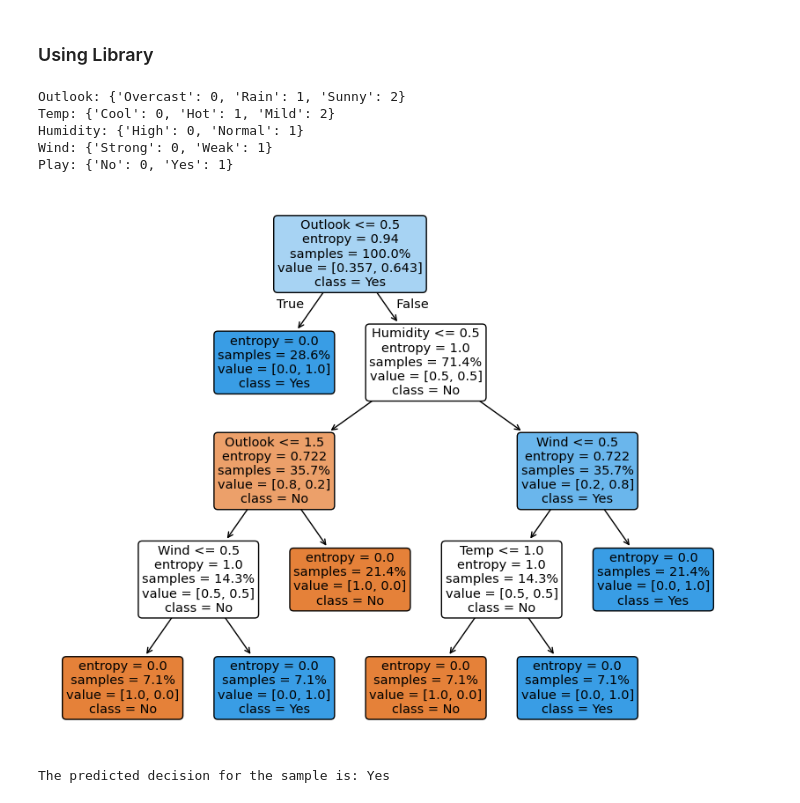
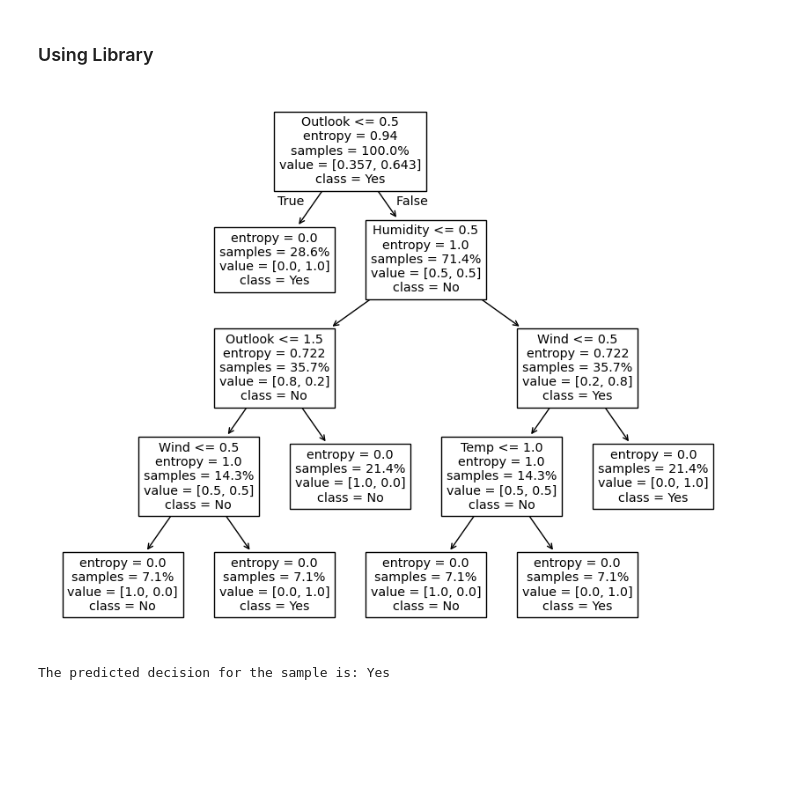
Before and after one commit to JoyM268/sdmcet-aiml, a Jupyter notebook: Termworks/Termwork - 5.ipynb, the cells around one changed output. Saved outputs shown, nothing was run; the diff lists cells and outputs as text; code cells hidden in the pictures; blank space fills up the shorter version.

```diff
--- a/Termworks/Termwork - 5.ipynb
+++ b/Termworks/Termwork - 5.ipynb
@@ -107,40 +107,33 @@ data = {
     "Temp": ["Hot", "Hot", "Hot", "Mild", "Cool", "Cool", "Cool", "Mild", "Cool", "Mild", "Mild", "Mild", "Hot", "Mild"],
     "Humidity": ["High", "High", "High", "High", "Normal", "Normal", "Normal", "High", "Normal", "Normal", "Normal", "High", "Normal", "High"],
     "Wind": ["Weak", "Strong", "Weak", "Weak", "Weak", "Strong", "Strong", "Weak", "Weak", "Weak", "Strong", "Strong", "Weak", "Strong"],
     "Play": ["No", "No", "Yes", "Yes", "Yes", "No", "Yes", "No", "Yes", "Yes", "Yes", "Yes", "Yes", "No"]
 }
 
 df = pd.DataFrame(data)
 encoders = {}
 for col in df.columns:
     encoders[col] = LabelEncoder()
     df[col] = encoders[col].fit_transform(df[col])
-    mapping = dict(zip(encoders[col].classes_, encoders[col].transform(encoders[col].classes_)))
-    print(f"{col}: {mapping}")
 
 x = df.drop(columns=["Play"])
 y = df["Play"]
 
 clf = DecisionTreeClassifier(criterion="entropy", random_state=42)
 clf.fit(x, y)
 
 plt.figure(figsize=(10, 8))
-plot_tree(clf, feature_names=x.columns, class_names=encoders["Play"].classes_, filled=True, rounded=True, proportion=True)
+plot_tree(clf, feature_names=x.columns, class_names=encoders["Play"].classes_,  proportion=True)
 plt.show()
 
 sample = pd.DataFrame([["Sunny", "Mild", "Normal", "Weak"]], columns=x.columns)
 
 for col in sample.columns:
     sample[col] = encoders[col].transform(sample[col])
 
 predicted = encoders["Play"].inverse_transform(clf.predict(sample))
 
 print(f"The predicted decision for the sample is: {predicted[0]}")
 # %% [output]
+[figure, new version]
-Outlook: {'Overcast': 0, 'Rain': 1, 'Sunny': 2}
-Temp: {'Cool': 0, 'Hot': 1, 'Mild': 2}
-Humidity: {'High': 0, 'Normal': 1}
-Wind: {'Strong': 0, 'Weak': 1}
-Play: {'No': 0, 'Yes': 1}
+The predicted decision for the sample is: Yes
-[figure, old version]
-The predicted decision for the sample is: Yes
```
Also changed, not shown: 12 other files.
